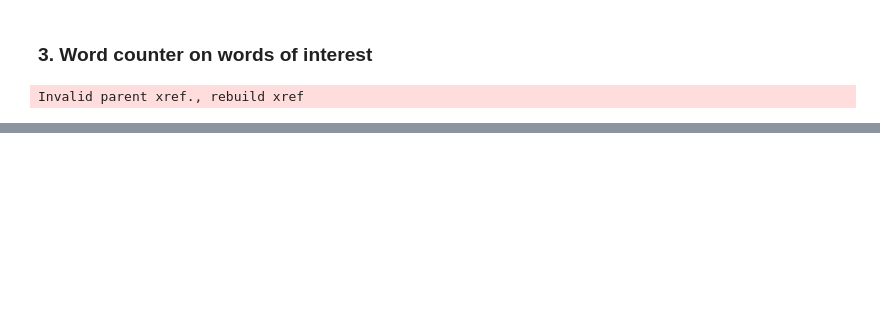
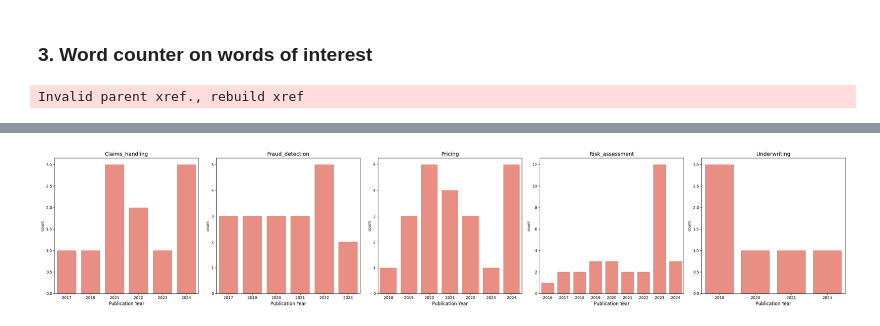
Before and after one commit to bart-custers/research_paper_AI_insurance, a Jupyter notebook: notebooks/Research_paper_XAI_insurance.ipynb, the cells around one changed output, grey strips where cells are left out. Drawn from its saved outputs; the diff is of its cells as text; code cells hidden in the pictures; blank space fills up the shorter version.

```diff
--- a/notebooks/Research_paper_XAI_insurance.ipynb
+++ b/notebooks/Research_paper_XAI_insurance.ipynb
@@ -184,0 +190,35 @@ df_word_counts.to_csv('C:/Users/bart_/Documents/Ethical_AI/Assignment/chk_word_c
+# %%
+# Get unique subfolders
+subdomains = df_word_counts['subdomain'].unique()
+
+fig, axes = plt.subplots(
+    nrows=1,
+    ncols=5,
+    figsize=(30, 6),  # Adjust width dynamically
+    sharex=False,
+    sharey=False  # Allow each plot to have its own scales
+)
+
+# Iterate over subfolders and create a count plot for each
+for ax, subdomain in zip(axes, subdomains):
+    subset = df_word_counts[df_word_counts['subdomain'] == subdomain]
+
+    sns.countplot(
+        data=subset,
+        x='publication_year',
+        ax=ax,
+        color='salmon',
+        order=sorted(subset['publication_year'].unique())
+    )
+
+    # Customize subplot appearance
+    ax.set_title(f'{subdomain}', fontsize=14)
+    ax.set_xlabel('Publication Year', fontsize=12)
+
+# Adjust layout
+plt.tight_layout()
+
+# Show the plot
+plt.show()
+# %% [output]
+[figure, added]
```
Also changed, not shown: parts of 15 cells of this notebook.
